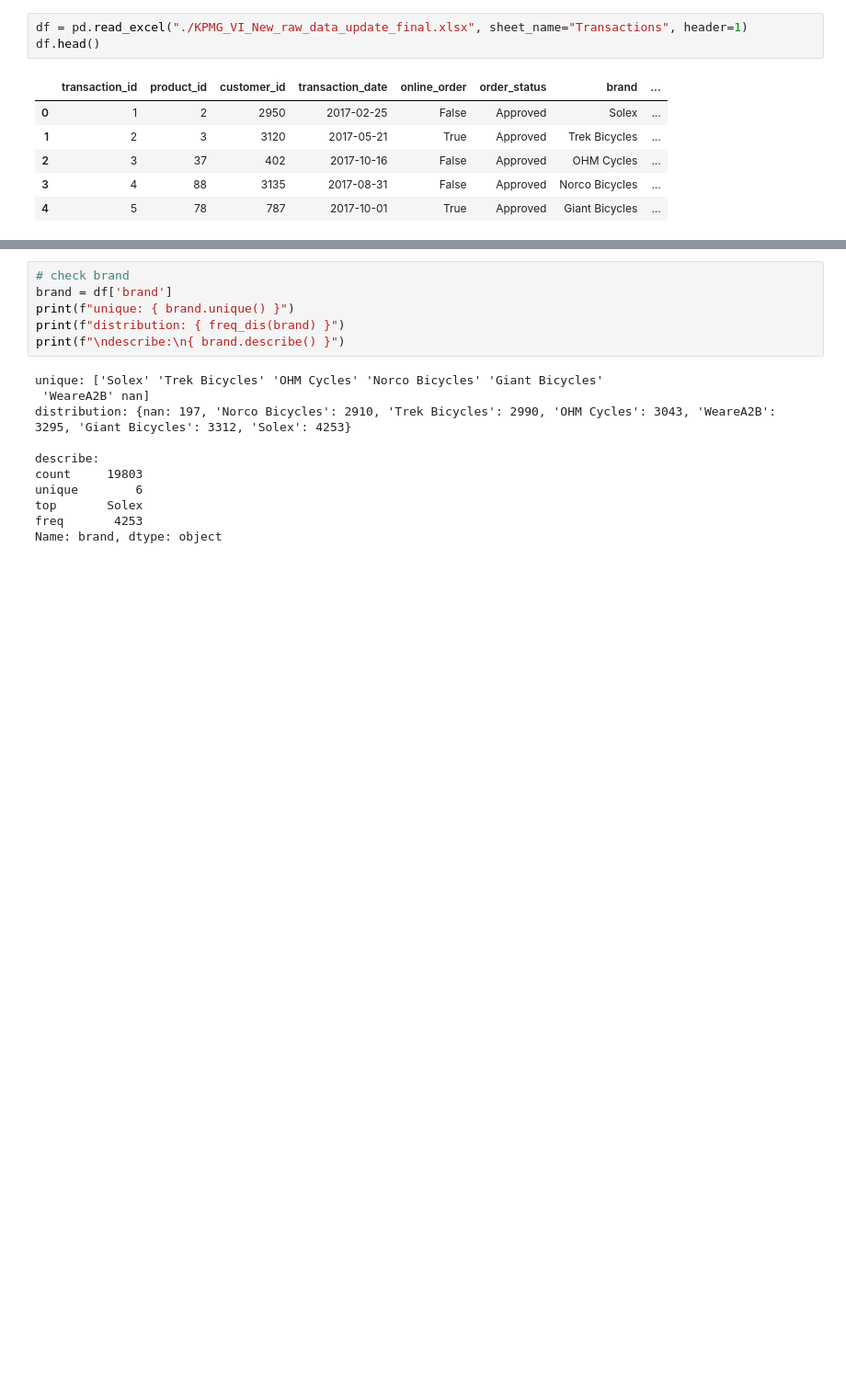
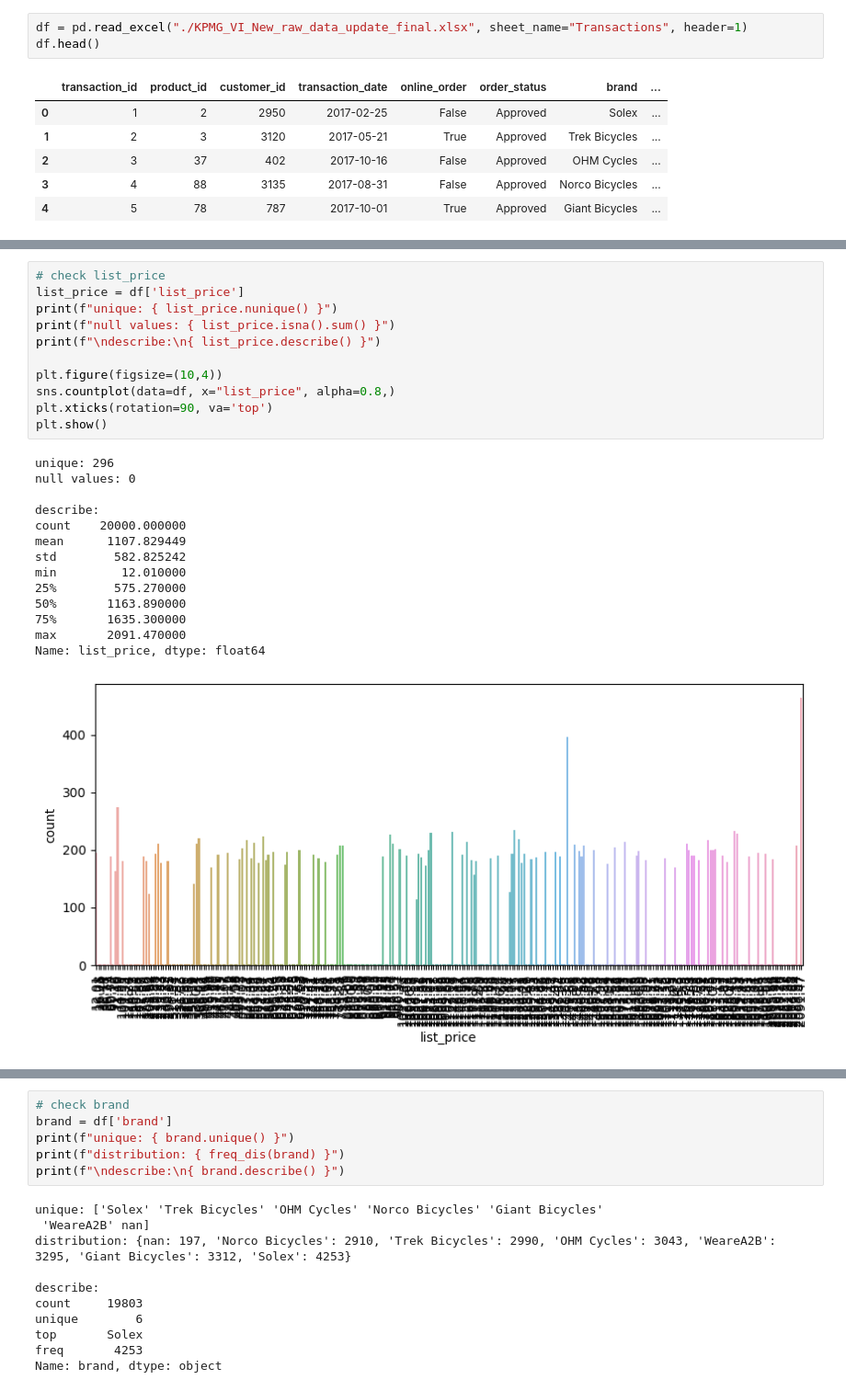
Before and after one commit to kibambe-0167/kpmg-data-analytics, a Jupyter notebook: Transactions.ipynb, the cells around one changed output, grey strips where cells are left out. Shown at 92% size. Drawn from its saved outputs; the diff is of its cells as text; blank space fills up the shorter version.

```diff
--- a/Transactions.ipynb
+++ b/Transactions.ipynb
@@ -30,0 +83,26 @@ df.head()
+# %%
+# check list_price
+list_price = df['list_price']
+print(f"unique: { list_price.nunique() }")
+print(f"null values: { list_price.isna().sum() }")
+print(f"\ndescribe:\n{ list_price.describe() }")
+
+plt.figure(figsize=(10,4))
+sns.countplot(data=df, x="list_price", alpha=0.8,)
+plt.xticks(rotation=90, va='top')
+plt.show()
+# %% [output]
+unique: 296
+null values: 0
+
+describe:
+count    20000.000000
+mean      1107.829449
+std        582.825242
+min         12.010000
+25%        575.270000
+50%       1163.890000
+75%       1635.300000
+max       2091.470000
+Name: list_price, dtype: float64
+[figure, added]
```
Also changed, not shown: parts of 5 cells of this notebook, 1 other file.
